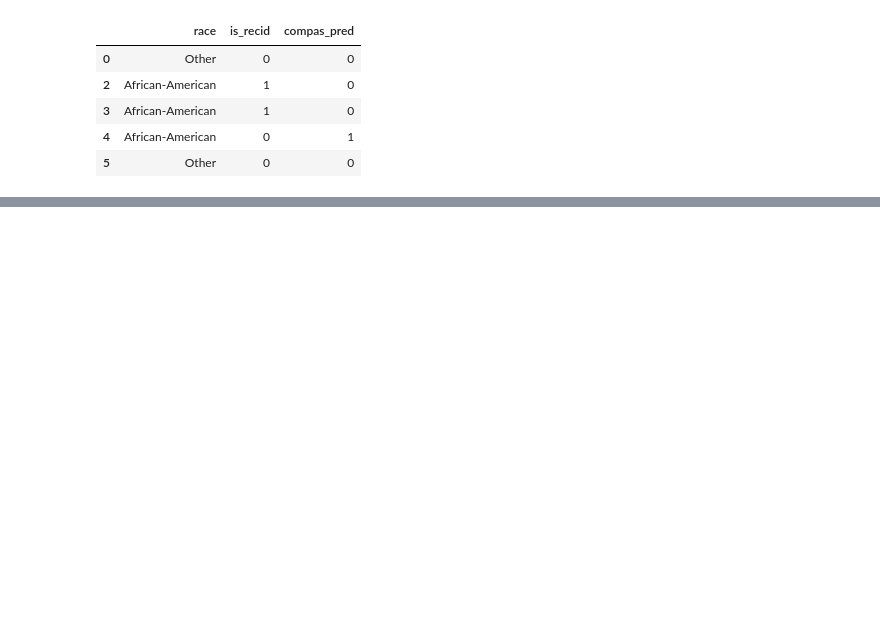
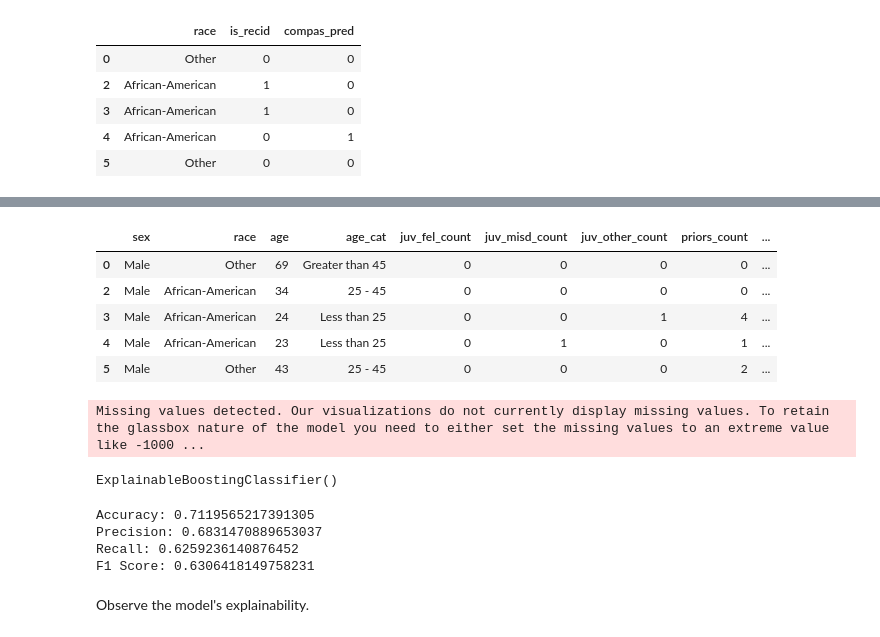
Before and after one commit to Innoccull/compas, a Jupyter notebook: compas analysis.ipynb, the cells around one changed output, grey strips where cells are left out. Drawn from its saved outputs; the diff is of its cells as text; code cells hidden in the pictures; blank space fills up the shorter version.

```diff
--- a/compas analysis.ipynb
+++ b/compas analysis.ipynb
@@ -204,0 +172,14 @@ fig[0][0].figure.savefig("filename.png")
+# %%
+keep_cols = ['sex', 'race', 'age', 'age_cat', 'juv_fel_count', 'juv_misd_count', 'juv_other_count', 'priors_count', 'c_charge_degree', 'c_charge_desc', 'is_recid']
+train_df = person_df[keep_cols]
+#filter out rows with unknown recidivism
+train_df = train_df[train_df['is_recid'] != -1]
+# %%
+train_df.head()
+# %% [output]
+|  | sex | race | age | age_cat | juv_fel_count | juv_misd_count | juv_other_count | priors_count | ... |
+| 0 | Male | Other | 69 | Greater than 45 | 0 | 0 | 0 | 0 | ... |
+| 2 | Male | African-American | 34 | 25 - 45 | 0 | 0 | 0 | 0 | ... |
+| 3 | Male | African-American | 24 | Less than 25 | 0 | 0 | 1 | 4 | ... |
+| 4 | Male | African-American | 23 | Less than 25 | 0 | 1 | 0 | 1 | ... |
+| 5 | Male | Other | 43 | 25 - 45 | 0 | 0 | 0 | 2 | ... |
@@ -204,0 +196,9 @@ fig[0][0].figure.savefig("filename.png")
+# %%
+from interpret.glassbox import ExplainableBoostingClassifier
+from sklearn.metrics import accuracy_score, precision_score, recall_score, f1_score
+
+ebm = ExplainableBoostingClassifier()
+ebm.fit(x_train, y_train)
+# %% [output]
+Missing values detected. Our visualizations do not currently display missing values. To retain the glassbox nature of the model you need to either set the missing values to an extreme value like -1000 ...
+ExplainableBoostingClassifier()
@@ -204,0 +208,19 @@ fig[0][0].figure.savefig("filename.png")
+# %%
+# Assess the model's performance
+accuracy = accuracy_score(y_test, y_pred)
+precision = precision_score(y_test, y_pred, average='macro')
+recall = recall_score(y_test, y_pred, average='macro')
+f1 = f1_score(y_test, y_pred, average='macro')
+
+# Print the performance metrics
+print("Accuracy:", accuracy)
+print("Precision:", precision)
+print("Recall:", recall)
+print("F1 Score:", f1)
+# %% [output]
+Accuracy: 0.7119565217391305
+Precision: 0.6831470889653037
+Recall: 0.6259236140876452
+F1 Score: 0.6306418149758231
+# %% [markdown]
+Observe the model's explainability.
```
Also changed, not shown: parts of 34 cells of this notebook.
